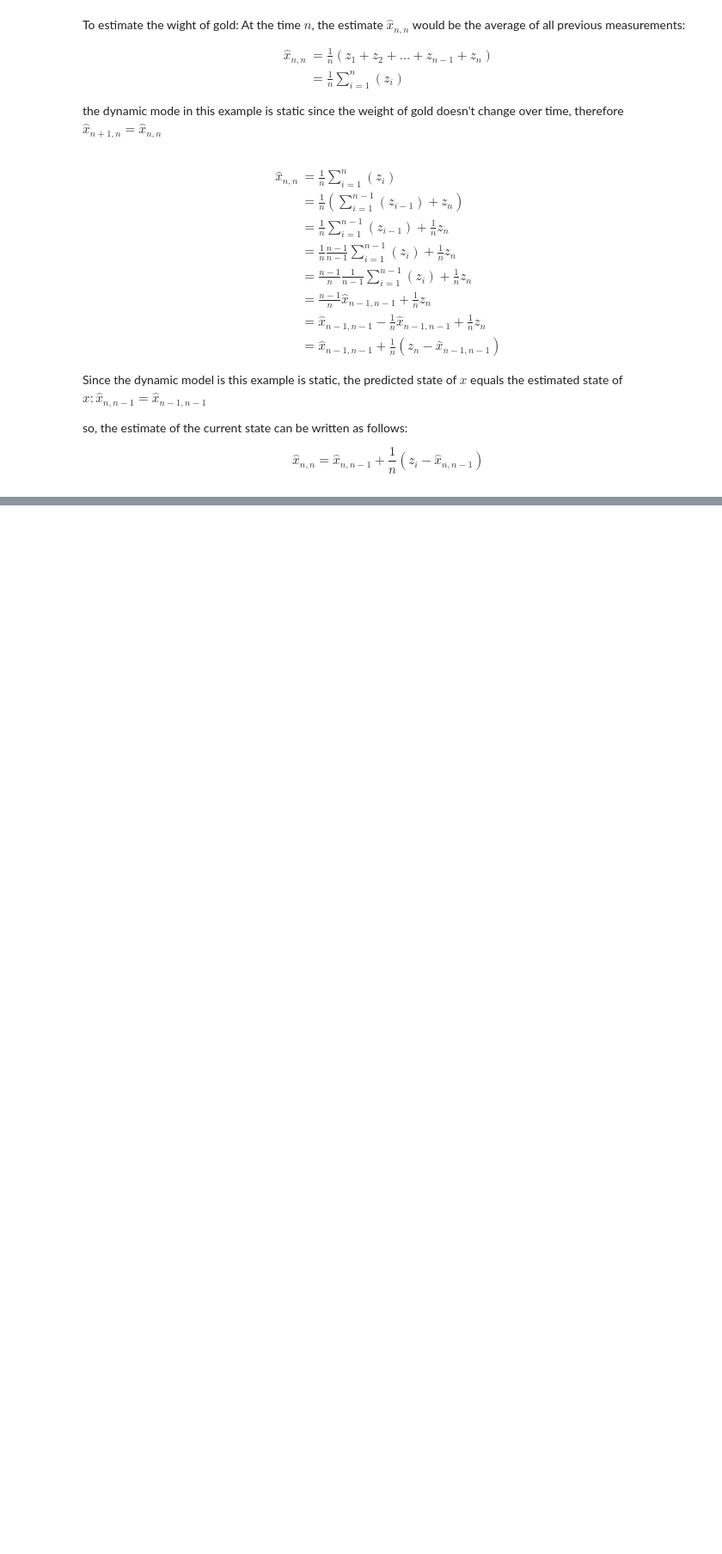
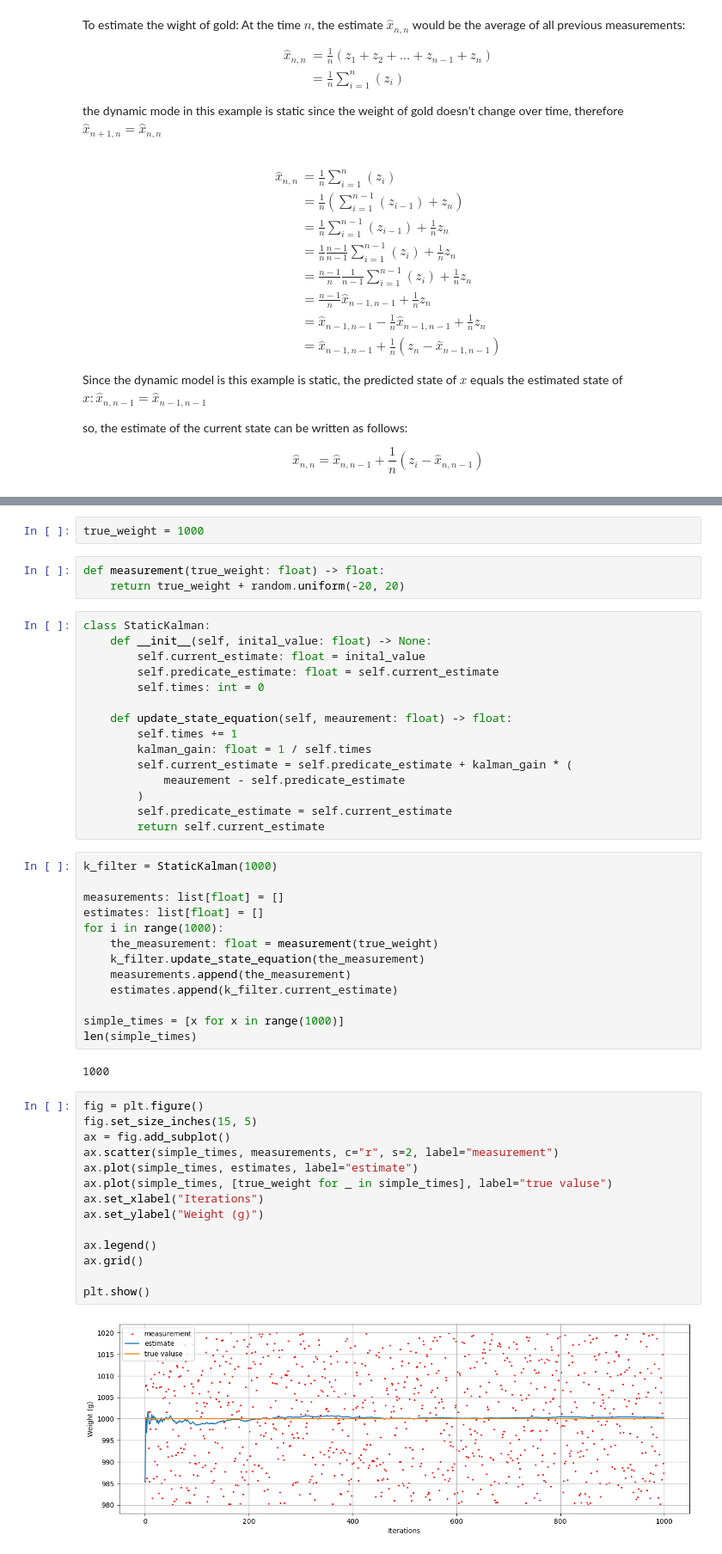
Before and after one commit to Ccccraz/kalmanFilter, a Jupyter notebook: pythonImplement/α_β_γ_filter.ipynb, the cells around one changed output, grey strips where cells are left out. Shown: that part at 86% size. Saved outputs shown, nothing was run; the diff lists cells and outputs as text; blank space fills up the shorter version.

Commit message:
feat: :sparkles: done α_β_γ_filter

```diff
--- a/pythonImplement/α_β_γ_filter.ipynb
+++ b/pythonImplement/α_β_γ_filter.ipynb
@@ -33,0 +37,51 @@ $$
+# %%
+true_weight = 1000
+# %%
+def measurement(true_weight: float) -> float:
+    return true_weight + random.uniform(-20, 20)
+# %%
+class StaticKalman:
+    def __init__(self, inital_value: float) -> None:
+        self.current_estimate: float = inital_value
+        self.predicate_estimate: float = self.current_estimate
+        self.times: int = 0
+
+    def update_state_equation(self, meaurement: float) -> float:
+        self.times += 1
+        kalman_gain: float = 1 / self.times
+        self.current_estimate = self.predicate_estimate + kalman_gain * (
+            meaurement - self.predicate_estimate
+        )
+        self.predicate_estimate = self.current_estimate
+        return self.current_estimate
+# %%
+k_filter = StaticKalman(1000)
+
+measurements: list[float] = []
+estimates: list[float] = []
+for i in range(1000):
+    the_measurement: float = measurement(true_weight)
+    k_filter.update_state_equation(the_measurement)
+    measurements.append(the_measurement)
+    estimates.append(k_filter.current_estimate)
+
+simple_times = [x for x in range(1000)]
+len(simple_times)
+# %% [output]
+1000
+# %%
+fig = plt.figure()
+fig.set_size_inches(15, 5)
+ax = fig.add_subplot()
+ax.scatter(simple_times, measurements, c="r", s=2, label="measurement")
+ax.plot(simple_times, estimates, label="estimate")
+ax.plot(simple_times, [true_weight for _ in simple_times], label="true valuse")
+ax.set_xlabel("Iterations")
+ax.set_ylabel("Weight (g)")
+
+ax.legend()
+ax.grid()
+
+plt.show()
+# %% [output]
+[figure, added]
```
Also changed, not shown: parts of 11 cells of this notebook.
